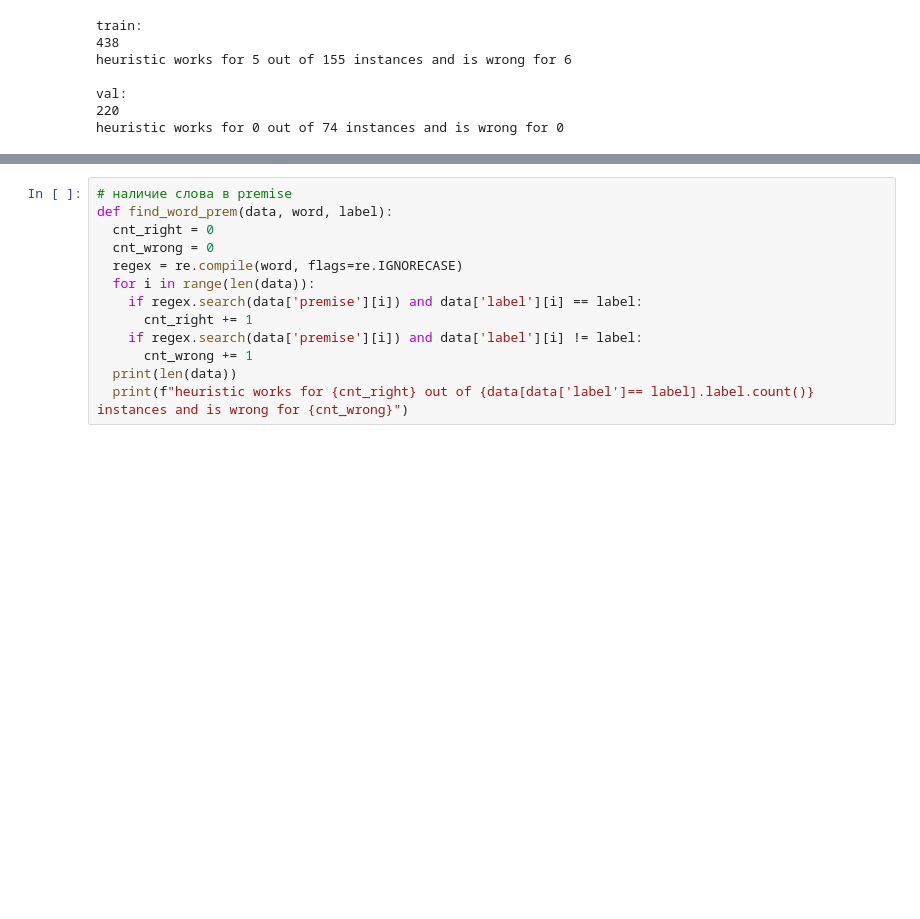
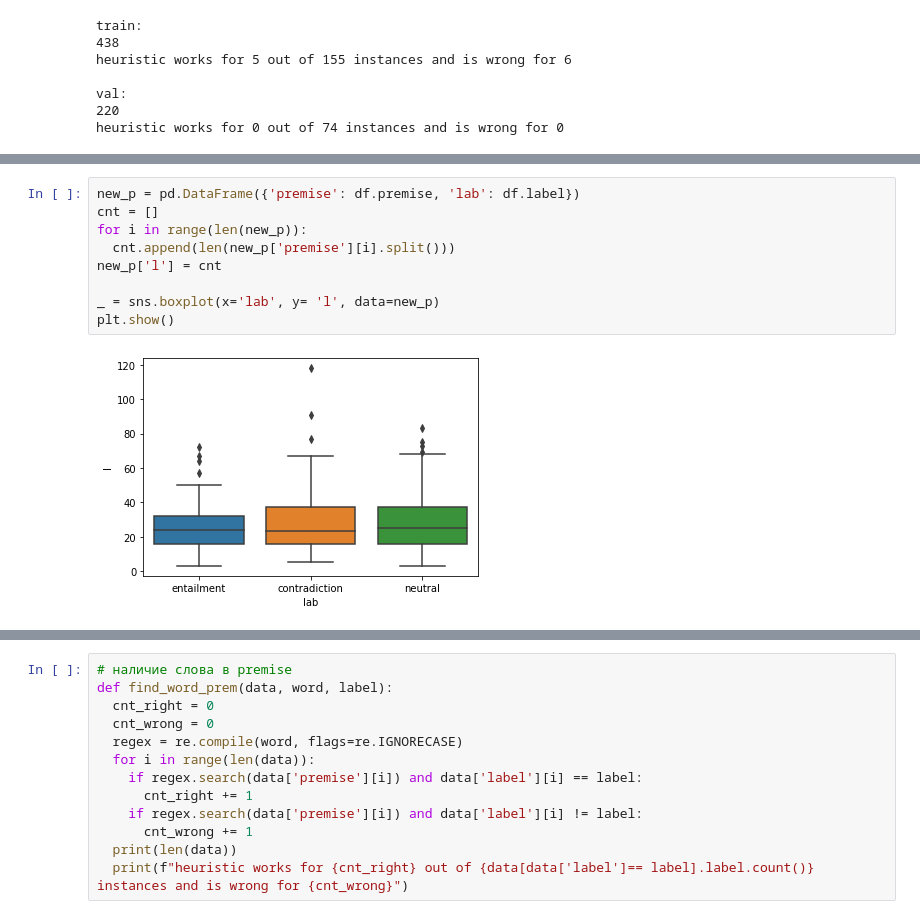
Before and after one commit to tatiana-iazykova/2020_HACK_RUSSIANSUPERGLUE, a Jupyter notebook: RSG_RCB.ipynb, the cells around one changed output, grey strips where cells are left out. Drawn from its saved outputs; the diff is of its cells as text; blank space fills up the shorter version.

```diff
--- a/RSG_RCB.ipynb
+++ b/RSG_RCB.ipynb
@@ -285,0 +285,11 @@ new_d.head(10)
+# %%
+new_p = pd.DataFrame({'premise': df.premise, 'lab': df.label})
+cnt = []
+for i in range(len(new_p)):
+  cnt.append(len(new_p['premise'][i].split()))
+new_p['l'] = cnt
+
+_ = sns.boxplot(x='lab', y= 'l', data=new_p)
+plt.show()
+# %% [output]
+[figure, added]
```
Also changed, not shown: parts of 23 cells of this notebook.
